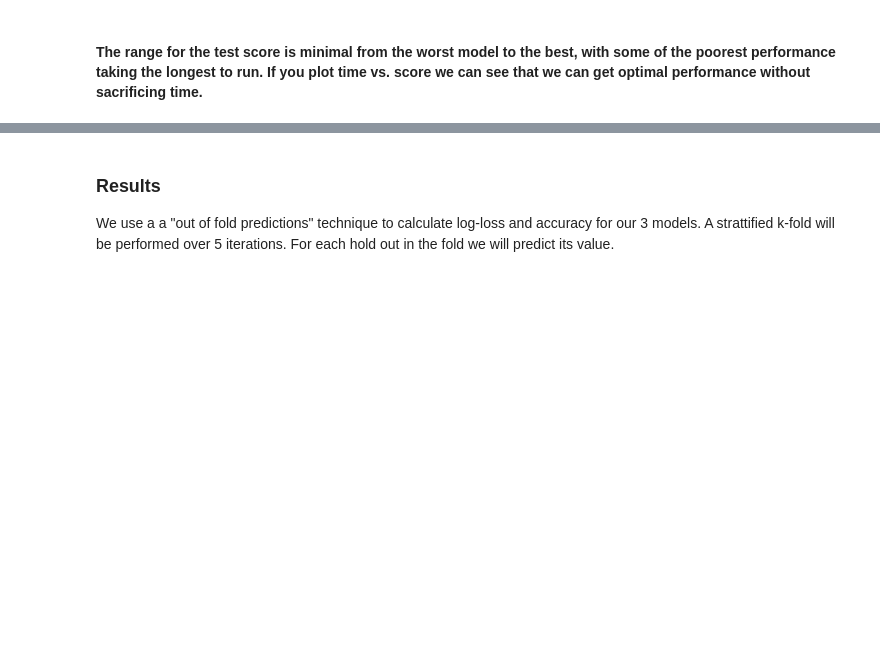
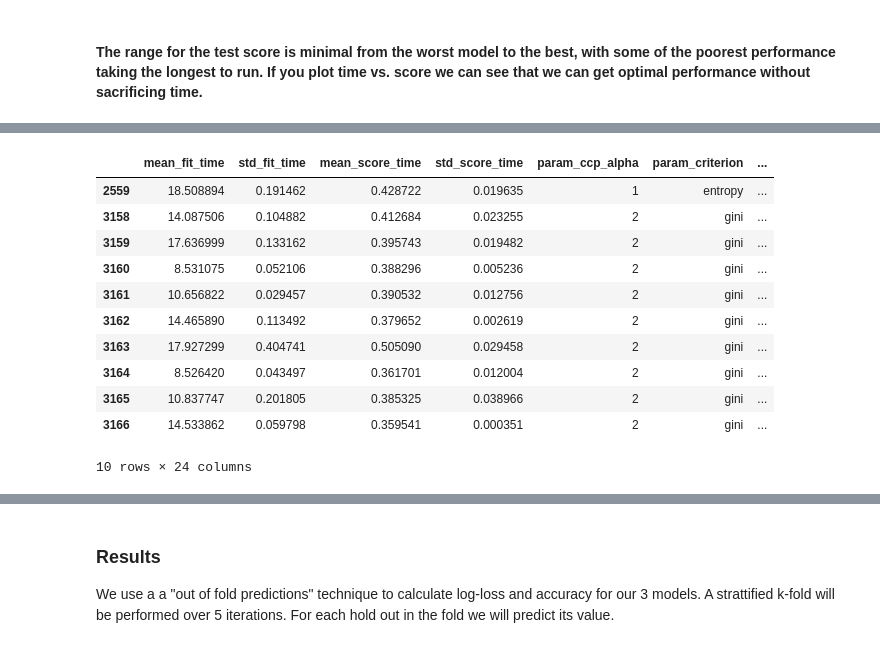
Before and after one commit to cmadding/MSDS_7333_QTW, a Jupyter notebook: CaseStudy08/Ansari_Ballenger_Godbole_MaddingUnit08 - Final.ipynb, the cells around one changed output, grey strips where cells are left out. Cells and saved outputs as stored; diff of their text form; code cells hidden in the pictures; blank space fills up the shorter version.

Commit message:
RF and Table of Contents
 RF and Table of Contents

```diff
--- a/CaseStudy08/Ansari_Ballenger_Godbole_MaddingUnit08 - Final.ipynb
+++ b/CaseStudy08/Ansari_Ballenger_Godbole_MaddingUnit08 - Final.ipynb
@@ -698,0 +745,15 @@ ___
+# %%
+rf_gridsearch_2.sort_values(['rank_test_accuracy']).head(10)
+# %% [output]
+|  | mean_fit_time | std_fit_time | mean_score_time | std_score_time | param_ccp_alpha | param_criterion | ... |
+| 2559 | 18.508894 | 0.191462 | 0.428722 | 0.019635 | 1 | entropy | ... |
+| 3158 | 14.087506 | 0.104882 | 0.412684 | 0.023255 | 2 | gini | ... |
+| 3159 | 17.636999 | 0.133162 | 0.395743 | 0.019482 | 2 | gini | ... |
+| 3160 | 8.531075 | 0.052106 | 0.388296 | 0.005236 | 2 | gini | ... |
+| 3161 | 10.656822 | 0.029457 | 0.390532 | 0.012756 | 2 | gini | ... |
+| 3162 | 14.465890 | 0.113492 | 0.379652 | 0.002619 | 2 | gini | ... |
+| 3163 | 17.927299 | 0.404741 | 0.505090 | 0.029458 | 2 | gini | ... |
+| 3164 | 8.526420 | 0.043497 | 0.361701 | 0.012004 | 2 | gini | ... |
+| 3165 | 10.837747 | 0.201805 | 0.385325 | 0.038966 | 2 | gini | ... |
+| 3166 | 14.533862 | 0.059798 | 0.359541 | 0.000351 | 2 | gini | ... |
+10 rows × 24 columns
```
Also changed, not shown: parts of 53 cells of this notebook, 2 other files.
